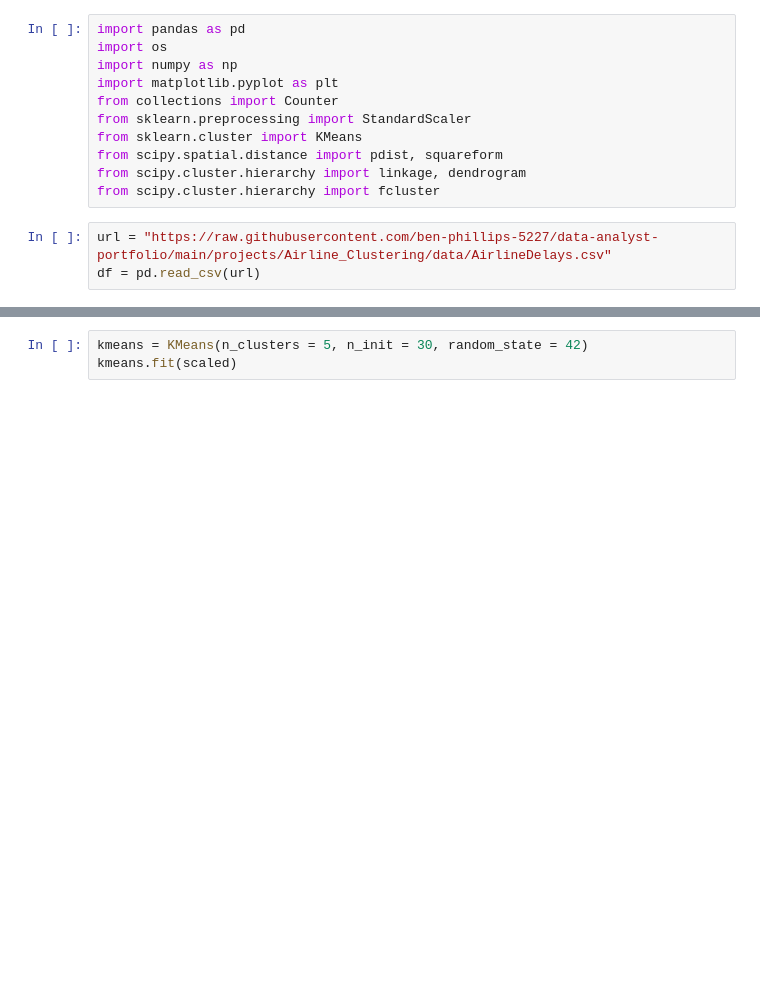
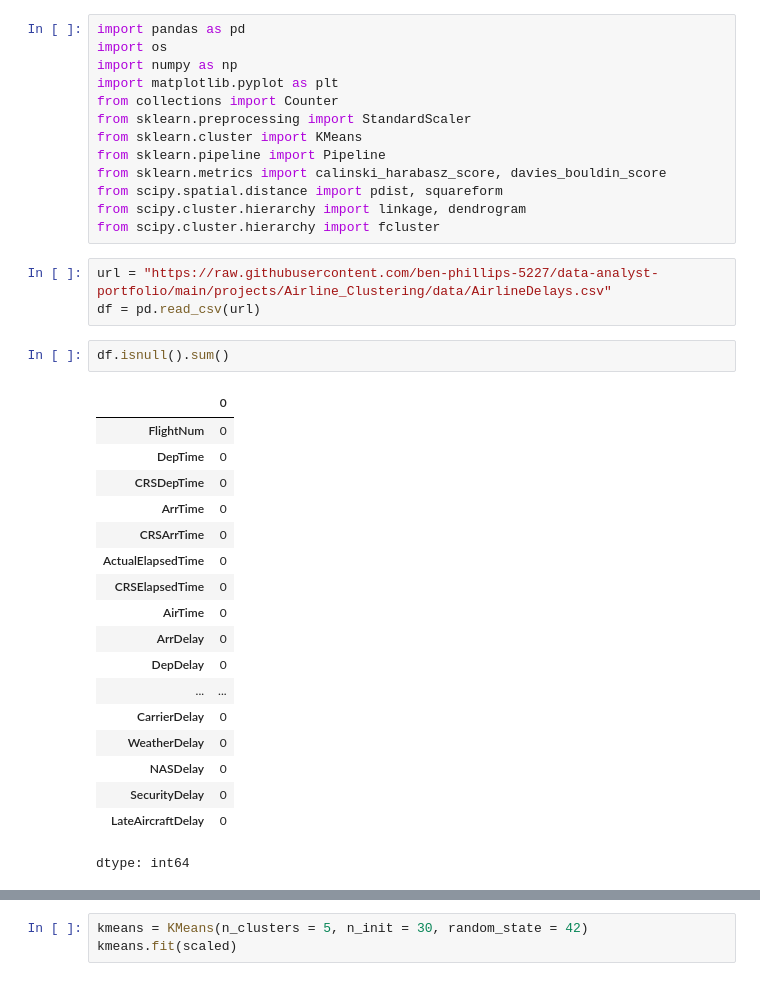
Before and after one commit to ben-phillips-5227/data-analyst-portfolio, a Jupyter notebook: projects/Airline_Clustering/notebooks/Clustering.ipynb, the cells around one changed output, grey strips where cells are left out. Cells and saved outputs as stored; diff of their text form; blank space fills up the shorter version.

```diff
--- a/projects/Airline_Clustering/notebooks/Clustering.ipynb
+++ b/projects/Airline_Clustering/notebooks/Clustering.ipynb
@@ -15,9 +6,32 @@ import matplotlib.pyplot as plt
 from collections import Counter
 from sklearn.preprocessing import StandardScaler
 from sklearn.cluster import KMeans
+from sklearn.pipeline import Pipeline
+from sklearn.metrics import calinski_harabasz_score, davies_bouldin_score
 from scipy.spatial.distance import pdist, squareform
 from scipy.cluster.hierarchy import linkage, dendrogram
 from scipy.cluster.hierarchy import fcluster
 # %%
 url = "https://raw.githubusercontent.com/ben-phillips-5227/data-analyst-portfolio/main/projects/Airline_Clustering/data/AirlineDelays.csv"
 df = pd.read_csv(url)
+# %%
+df.isnull().sum()
+# %% [output]
+|  | 0 |
+| FlightNum | 0 |
+| DepTime | 0 |
+| CRSDepTime | 0 |
+| ArrTime | 0 |
+| CRSArrTime | 0 |
+| ActualElapsedTime | 0 |
+| CRSElapsedTime | 0 |
+| AirTime | 0 |
+| ArrDelay | 0 |
+| DepDelay | 0 |
+| ... | ... |
+| CarrierDelay | 0 |
+| WeatherDelay | 0 |
+| NASDelay | 0 |
+| SecurityDelay | 0 |
+| LateAircraftDelay | 0 |
+dtype: int64
```
Also changed, not shown: parts of 10 cells of this notebook.
